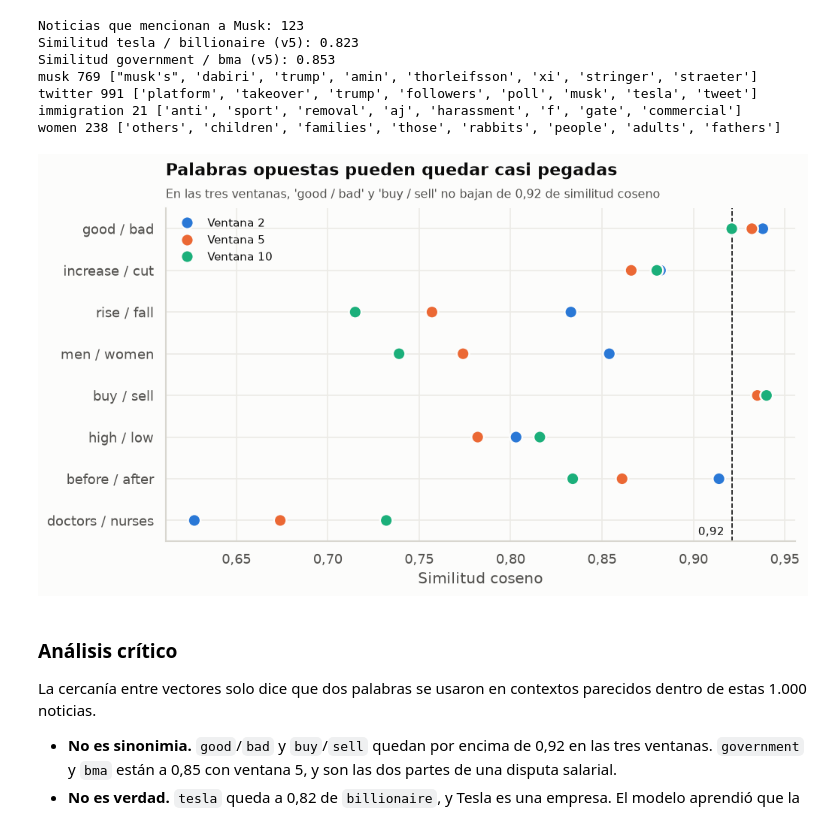
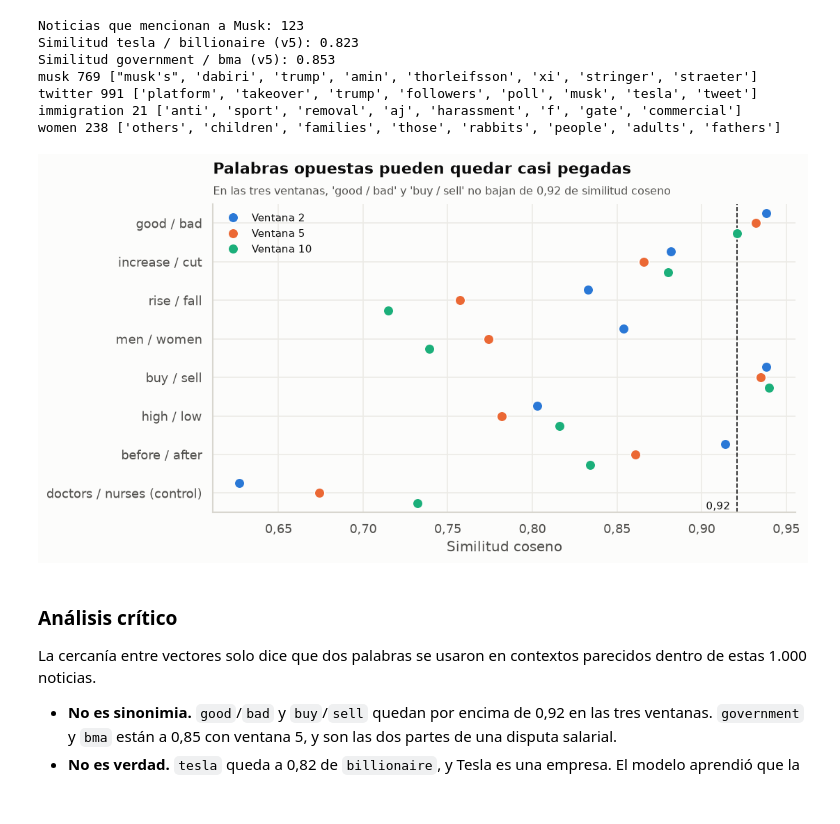
Before and after one commit to AlejoMoncada/llm-assignment1, a Jupyter notebook: 03_Assignment_Sesion1_BoW_Word2Vec.ipynb, the cells around one changed output. Saved outputs shown, nothing was run; the diff lists cells and outputs as text; code cells hidden in the pictures.

```diff
--- a/03_Assignment_Sesion1_BoW_Word2Vec.ipynb
+++ b/03_Assignment_Sesion1_BoW_Word2Vec.ipynb
@@ -1436,28 +1489,29 @@ women 238 ['others', 'children', 'families', 'those', 'rabbits', 'people', 'adul
 # %%
 cercania = pd.DataFrame(filas).melt(
     id_vars="Par",
     value_vars=[f"Ventana {v}" for v in VENTANAS],
     var_name="Modelo",
     value_name="Similitud",
 )
+cercania["Par"] = cercania["Par"].replace({"doctors / nurses": "doctors / nurses (control)"})
 buenos = cercania[cercania["Par"].isin(["good / bad", "buy / sell"])]["Similitud"].min()
 
 fig, ax = plt.subplots(figsize=(9, 4.8))
 sns.stripplot(
     cercania, y="Par", x="Similitud", hue="Modelo",
     palette={"Ventana 2": BLUE, "Ventana 5": ORANGE, "Ventana 10": AQUA},
-    size=10, jitter=False, linewidth=1.5, edgecolor=SURFACE, ax=ax,
+    size=9, jitter=False, dodge=True, linewidth=1.2, edgecolor=SURFACE, ax=ax,
 )
 ax.axvline(buenos, color=INK, lw=1, ls="--")
-ax.text(buenos - 0.004, 7.35, f"{es(buenos, 2)}", ha="right", fontsize=9)
+ax.text(buenos - 0.004, 7.42, f"{es(buenos, 2)}", ha="right", fontsize=9)
 titular(ax, "Palabras opuestas pueden quedar casi pegadas", f"En las tres ventanas, 'good / bad' y 'buy / sell' no bajan de {es(buenos, 2)} de similitud coseno")
 ax.set(xlabel="Similitud coseno", ylabel=None)
 ax.grid(axis="y", color="#ecebe6", visible=True)
 ax.legend(loc="upper left", fontsize=9, title=None)
 ticks_es(ax.xaxis, 2)
 plt.show()
 # %% [output]
-[figure, old version]
+[figure, new version]
 # %% [markdown]
 ### Análisis crítico
 
```
Also changed, not shown: parts of 22 cells of this notebook, 2 other files.
